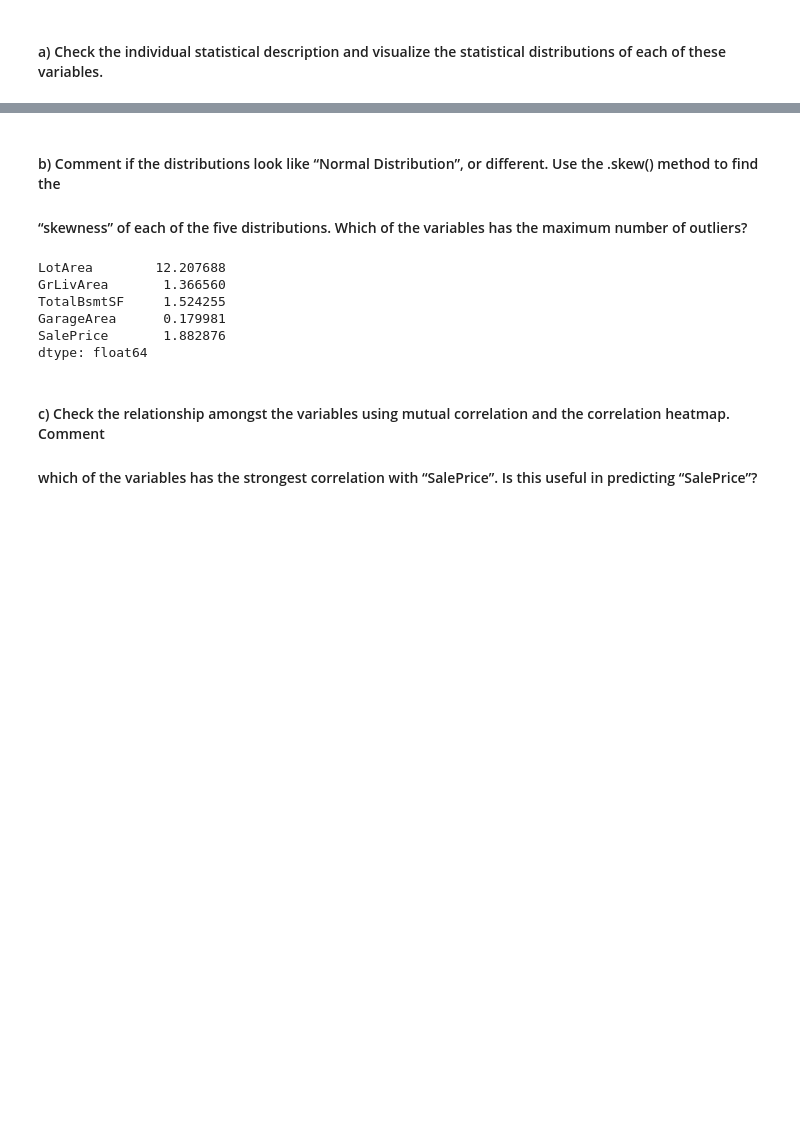
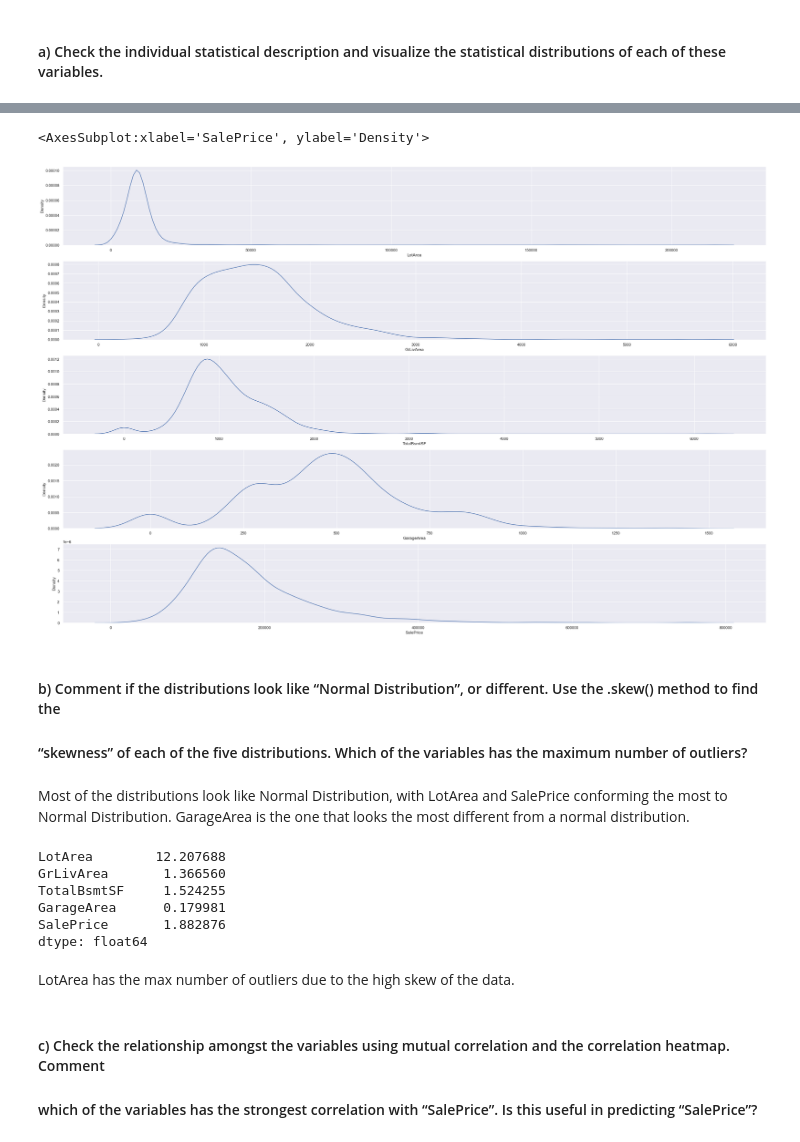
Before and after one commit to Magiccofee/School-Projects, a Jupyter notebook: MA0218/Exercise 3/Exercise3_Solution.ipynb, the cells around one changed output, grey strips where cells are left out. Saved outputs shown, nothing was run; the diff lists cells and outputs as text; code cells hidden in the pictures; blank space fills up the shorter version.

```diff
--- a/MA0218/Exercise 3/Exercise3_Solution.ipynb
+++ b/MA0218/Exercise 3/Exercise3_Solution.ipynb
@@ -81,6 +81,18 @@ display(houseNumData.sample(10))
+# %%
+f, axes = plt.subplots(5, 1, figsize=(36, 24))
+sb.kdeplot(data = houseNumData['LotArea'], ax = axes[0])
+sb.kdeplot(data = houseNumData['GrLivArea'], ax = axes[1])
+sb.kdeplot(data = houseNumData['TotalBsmtSF'], ax = axes[2])
+sb.kdeplot(data = houseNumData['GarageArea'], ax = axes[3])
+sb.kdeplot(data = houseNumData['SalePrice'], ax = axes[4])
+# %% [output]
+<AxesSubplot:xlabel='SalePrice', ylabel='Density'>
+[figure, added]
 # %% [markdown]
 #### b) Comment if the distributions look like “Normal Distribution”, or different. Use the .skew() method to find the
 #### “skewness” of each of the five distributions. Which of the variables has the maximum number of outliers?
+# %% [markdown]
+Most of the distributions look like Normal Distribution, with LotArea and SalePrice conforming the most to Normal Distribution. GarageArea is the one that looks the most different from a normal distribution.
 # %%
 houseNumData.skew()
 # %% [output]
@@ -90,6 +102,8 @@ TotalBsmtSF     1.524255
 GarageArea      0.179981
 SalePrice       1.882876
 dtype: float64
+# %% [markdown]
+LotArea has the max number of outliers due to the high skew of the data.
 # %% [markdown]
 #### c) Check the relationship amongst the variables using mutual correlation and the correlation heatmap. Comment
 #### which of the variables has the strongest correlation with “SalePrice”. Is this useful in predicting “SalePrice”?
```
Also changed, not shown: parts of 12 cells of this notebook.
